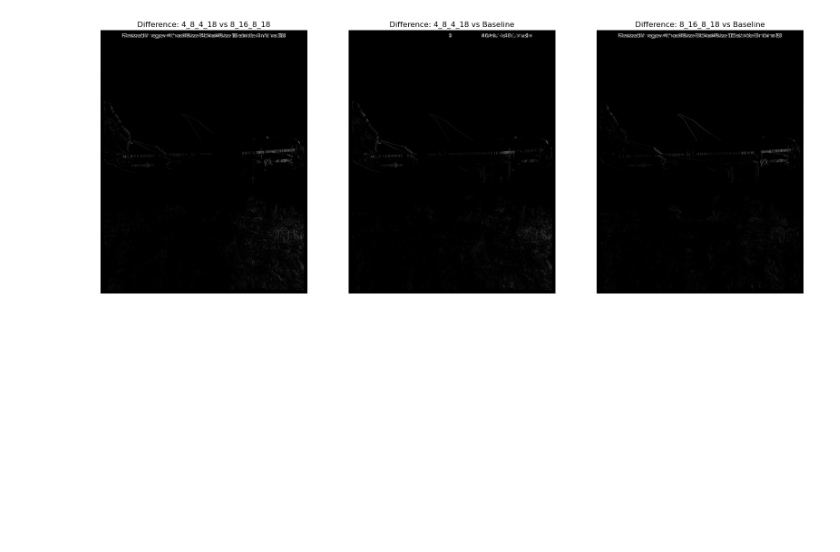
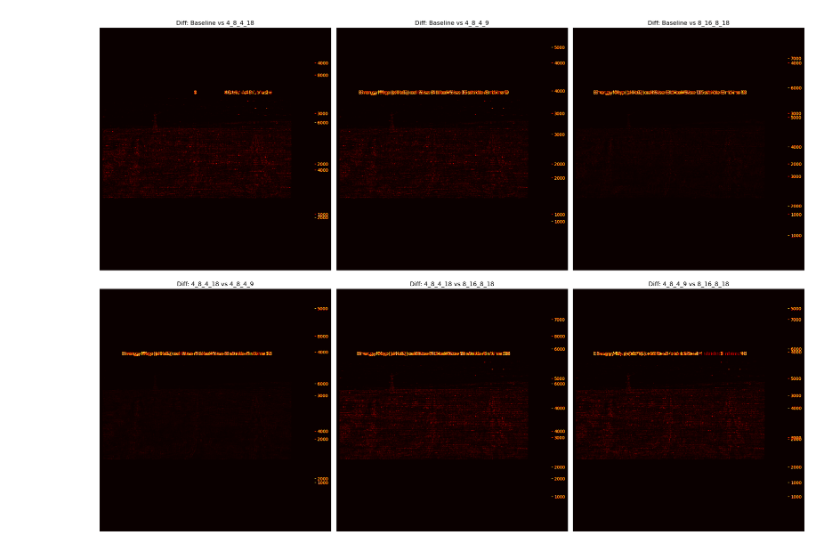
Before and after one commit to itshisher/COMP6771Project, a Jupyter notebook: image subtraction .ipynb, the cells around one changed output. Cells and saved outputs as stored; diff of their text form; code cells hidden in the pictures; blank space fills up the shorter version.

```diff
--- a/image subtraction .ipynb
+++ b/image subtraction .ipynb
@@ -4,43 +4,74 @@ import numpy as np
 import matplotlib.pyplot as plt
 import matplotlib.cm as cm
 # %%
-# Load the provided images
-image_path_1 = 'resized_img/4_8_4_18_plane.png'
-image_path_2 = 'resized_img/8_16_8_18_plane.png'
-image_path_3 = 'resized_img/baseline_plane.png'
+# Define file paths for all four methods (energy maps and resized images)
+energy_map_baseline_path = 'resized_img/energy_map_eiffel_hog_baseline.png'
+energy_map_4_8_4_18_path = 'resized_img/energy_map_4_8_4_18_eiffel.png'
+energy_map_4_8_4_9_path = 'resized_img/energy_map_hog_4_8_4_9_eiffel.png'
+energy_map_8_16_8_18_path = 'resized_img/energy_map_8_16_8_18_effiel.png'
 
-image1 = cv2.imread(image_path_1)
-image2 = cv2.imread(image_path_2)
-image3 = cv2.imread(image_path_3)
+# Attempt to load energy maps for all methods
+try:
+    energy_map_baseline = cv2.imread(energy_map_baseline_path, cv2.IMREAD_GRAYSCALE)
+    energy_map_4_8_4_18 = cv2.imread(energy_map_4_8_4_18_path, cv2.IMREAD_GRAYSCALE)
+    energy_map_4_8_4_9 = cv2.imread(energy_map_4_8_4_9_path, cv2.IMREAD_GRAYSCALE)
+    energy_map_8_16_8_18 = cv2.imread(energy_map_8_16_8_18_path, cv2.IMREAD_GRAYSCALE)
 
-# Convert images to grayscale for subtraction
-gray1 = cv2.cvtColor(image1, cv2.COLOR_BGR2GRAY)
-gray2 = cv2.cvtColor(image2, cv2.COLOR_BGR2GRAY)
-gray3 = cv2.cvtColor(image3, cv2.COLOR_BGR2GRAY)
+    # Ensure all energy maps are loaded successfully
+    if (
+        energy_map_baseline is not None
+        and energy_map_4_8_4_18 is not None
+        and energy_map_4_8_4_9 is not None
+        and energy_map_8_16_8_18 is not None
+    ):
+        # Perform image subtraction to compare energy maps
+        diff_baseline_vs_4_8_4_18 = cv2.absdiff(energy_map_baseline, energy_map_4_8_4_18)
+        diff_baseline_vs_4_8_4_9 = cv2.absdiff(energy_map_baseline, energy_map_4_8_4_9)
+        diff_baseline_vs_8_16_8_18 = cv2.absdiff(energy_map_baseline, energy_map_8_16_8_18)
+        diff_4_8_4_18_vs_4_8_4_9 = cv2.absdiff(energy_map_4_8_4_18, energy_map_4_8_4_9)
+        diff_4_8_4_18_vs_8_16_8_18 = cv2.absdiff(energy_map_4_8_4_18, energy_map_8_16_8_18)
+        diff_4_8_4_9_vs_8_16_8_18 = cv2.absdiff(energy_map_4_8_4_9, energy_map_8_16_8_18)
 
-# Perform image subtraction
-diff_1_2 = cv2.absdiff(gray1, gray2)
-diff_1_3 = cv2.absdiff(gray1, gray3)
-diff_2_3 = cv2.absdiff(gray2, gray3)
+        # Visualize the differences
+        plt.figure(figsize=(20, 15))
 
-# Display the results of the subtractions
-plt.figure(figsize=(20, 10))
+        # Baseline comparisons
+        plt.subplot(2, 3, 1)
+        plt.title("Diff: Baseline vs 4_8_4_18")
+        plt.imshow(diff_baseline_vs_4_8_4_18, cmap='hot')
+        plt.axis("off")
 
-plt.subplot(1, 3, 1)
-plt.title("Difference: 4_8_4_18 vs 8_16_8_18")
-plt.imshow(diff_1_2, cmap='gray')
-plt.axis("off")
+        plt.subplot(2, 3, 2)
+        plt.title("Diff: Baseline vs 4_8_4_9")
+        plt.imshow(diff_baseline_vs_4_8_4_9, cmap='hot')
+        plt.axis("off")
 
-plt.subplot(1, 3, 2)
-plt.title("Difference: 4_8_4_18 vs Baseline")
-plt.imshow(diff_1_3, cmap='gray')
-plt.axis("off")
+        plt.subplot(2, 3, 3)
+        plt.title("Diff: Baseline vs 8_16_8_18")
+        plt.imshow(diff_baseline_vs_8_16_8_18, cmap='hot')
+        plt.axis("off")
 
-plt.subplot(1, 3, 3)
-plt.title("Difference: 8_16_8_18 vs Baseline")
-plt.imshow(diff_2_3, cmap='gray')
-plt.axis("off")
+        # Method comparisons
+        plt.subplot(2, 3, 4)
+        plt.title("Diff: 4_8_4_18 vs 4_8_4_9")
+        plt.imshow(diff_4_8_4_18_vs_4_8_4_9, cmap='hot')
+        plt.axis("off")
 
-plt.show()
+        plt.subplot(2, 3, 5)
+        plt.title("Diff: 4_8_4_18 vs 8_16_8_18")
+        plt.imshow(diff_4_8_4_18_vs_8_16_8_18, cmap='hot')
+        plt.axis("off")
+
+        plt.subplot(2, 3, 6)
+        plt.title("Diff: 4_8_4_9 vs 8_16_8_18")
+        plt.imshow(diff_4_8_4_9_vs_8_16_8_18, cmap='hot')
+        plt.axis("off")
+
+        plt.tight_layout()
+        plt.show()
+    else:
+        print("Error: One or more energy maps could not be loaded properly.")
+except Exception as e:
+    print(f"An error occurred while loading or processing the energy maps: {e}")
 # %% [output]
-[figure, old version]
+[figure, new version]
```
Also changed, not shown: 12 other files.
